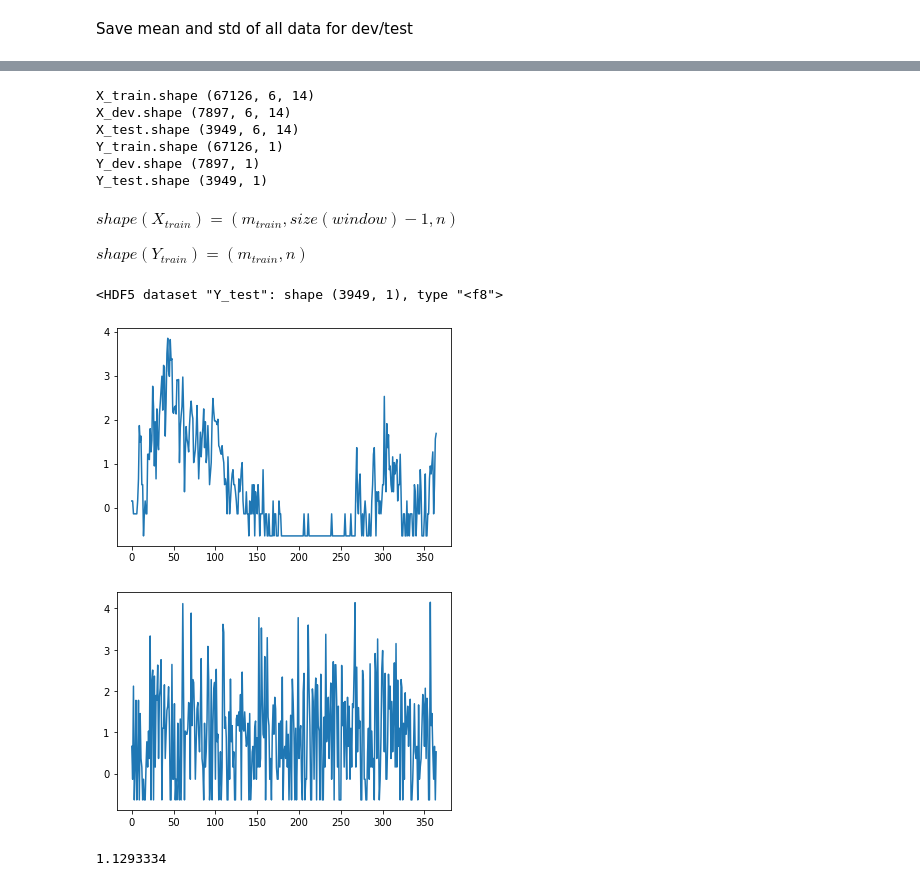
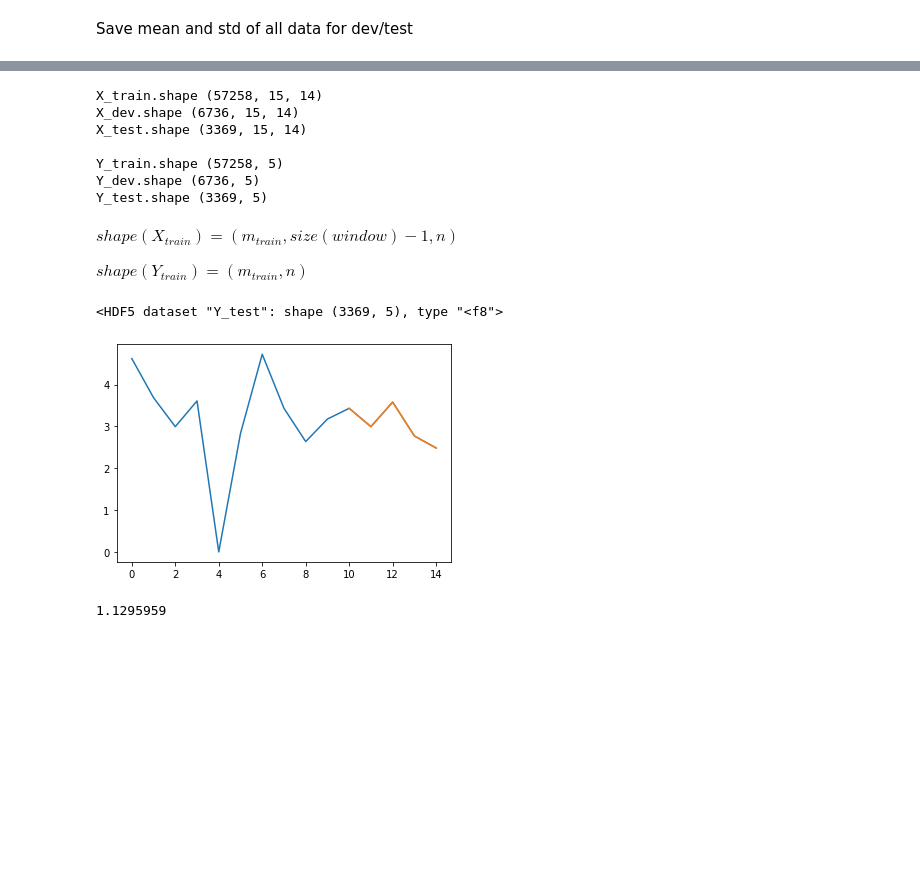
Before and after one commit to bolito2/pollen-forecast, a Jupyter notebook: process_data.ipynb, the cells around one changed output, grey strips where cells are left out. Drawn from its saved outputs; the diff is of its cells as text; code cells hidden in the pictures; blank space fills up the shorter version.

```diff
--- a/process_data.ipynb
+++ b/process_data.ipynb
@@ -35,7 +35,7 @@ pollen_stations = ['albacete', 'alcazar', 'alicante', 'almeria', 'avila', 'badaj
 weather_stations = {'albacete': '8178D', 'alcazar':'4121', 'alicante': '8025', 'almeria': '6325O',
                     'avila': '2444', 'badajoz' : '4452', 'barcelona': '0076', 'barcelona-uab': '0200E',
                     'bejar': '2870', 'bilbao': '1082', 'burgos':'2331', 'burjassot':'8414A',
-                    'caceres': '3469A', 'cadiz': '5973', 'cartagena': '7012C', 'castellon-de-la-plana':'8500A',
+                    'caceres': '3469A', 'cadiz': '5973', 'cartagena': '7012C', 'castecalaar tensorllon-de-la-plana':'8500A',
                    'ciudad-real': '4121', 'cordoba': '5402', 'coruña': '1387', 'cuenca': '8096',
                    'elche': '8019', 'gerona': '0367', 'granada':'5530E', 'gijon': '1208H', 'guadalajara': '3168C',
                    'huelva': '4642E', 'huesca': '9898', 'jaen-hospital': '5270B', 'jaen': '5270B',
@@ -302,3 +300,8 @@ window_size = 7
+# %%
+analysis_size = 10
+prediction_size = 5
+
+window_size = analysis_size + prediction_size
 # %%
 def sliding_windows(data):
     windows = np.zeros((data.shape[0] - window_size + 1, window_size, data.shape[1]))
@@ -384,6 +387,8 @@ KeyError: 'albacete'
 # Post-process data from proc_data
 # %% [markdown]
 Reading(optional)
+# %%
+proc_file = h5py.File('proc_data.h5', 'a')
 # %%
 proc_data = dict()
 
@@ -479,18 +482,18 @@ def split_data(XY_total, train_rate, dev_rate):
     dev_set = XY_total[int(XY_total.shape[0]*train_rate):int(XY_total.shape[0]*(train_rate + dev_rate)), :, :]
     test_set = XY_total[int(XY_total.shape[0]*(train_rate + dev_rate)):, :, :]
 
-    X_train = train_set[:, :-1]
-    Y_train = train_set[:, -1, 2:3]
+    X_train = train_set
+    Y_train = train_set[:, analysis_size:window_size, 2]
 
-    X_dev = dev_set[:, :-1]
-    Y_dev = dev_set[:, -1, 2:3]
+    X_dev = dev_set
+    Y_dev = dev_set[:, analysis_size:window_size, 2]
 
-    X_test = test_set[:, :-1]
-    Y_test = test_set[:, -1, 2:3]
+    X_test = test_set
+    Y_test = test_set[:, analysis_size:window_size, 2]
 
     print('X_train.shape', X_train.shape)
     print('X_dev.shape', X_dev.shape)
-    print('X_test.shape', X_test.shape)
+    print('X_test.shape', X_test.shape, '\n')
 
     print('Y_train.shape', Y_train.shape)
     print('Y_dev.shape', Y_dev.shape)
@@ -500,12 +503,13 @@ def split_data(XY_total, train_rate, dev_rate):
 # %%
 X_train, Y_train, X_dev, Y_dev, X_test, Y_test = split_data(XY_total, 0.85, 0.1)
 # %% [output]
-X_train.shape (67126, 6, 14)
-X_dev.shape (7897, 6, 14)
-X_test.shape (3949, 6, 14)
-Y_train.shape (67126, 1)
-Y_dev.shape (7897, 1)
-Y_test.shape (3949, 1)
+X_train.shape (57258, 15, 14)
+X_dev.shape (6736, 15, 14)
+X_test.shape (3369, 15, 14)
+
+Y_train.shape (57258, 5)
+Y_dev.shape (6736, 5)
+Y_test.shape (3369, 5)
 # %% [markdown]
 $shape(X_{train}) = (m_{train}, size(window) - 1, n)$
 
@@ -526,7 +530,7 @@ proc_file.create_dataset('X_test', data=X_test)
 del proc_file['Y_test']
 proc_file.create_dataset('Y_test', data=Y_test)
 # %% [output]
-<HDF5 dataset "Y_test": shape (3949, 1), type "<f8">
+<HDF5 dataset "Y_test": shape (3369, 5), type "<f8">
 # %%
 proc_file['X_train'][...] = X_train
 proc_file['Y_train'][...] = Y_train
@@ -537,15 +541,13 @@ proc_file['Y_dev'][...] = Y_dev
 proc_file['X_test'][...] = X_test
 proc_file['Y_test'][...] = Y_test
 # %%
-plt.plot(proc_data['barcelona'][:365, 2])
+plt.plot(X_train[2546, :, 2])
+
+plt.plot(range(analysis_size, window_size), Y_train[2546, :])
 plt.show()
-
-plt.plot(Y_train[:365, 0])
-plt.show()
 # %% [output]
-[figure, old version]
+[figure, new version]
-[figure, removed]
 # %%
 print(proc_data['barcelona'][:, 2].std())
 # %% [output]
-1.1293334
+1.1295959
```
Also changed, not shown: parts of 7 cells of this notebook, 1 other file.
